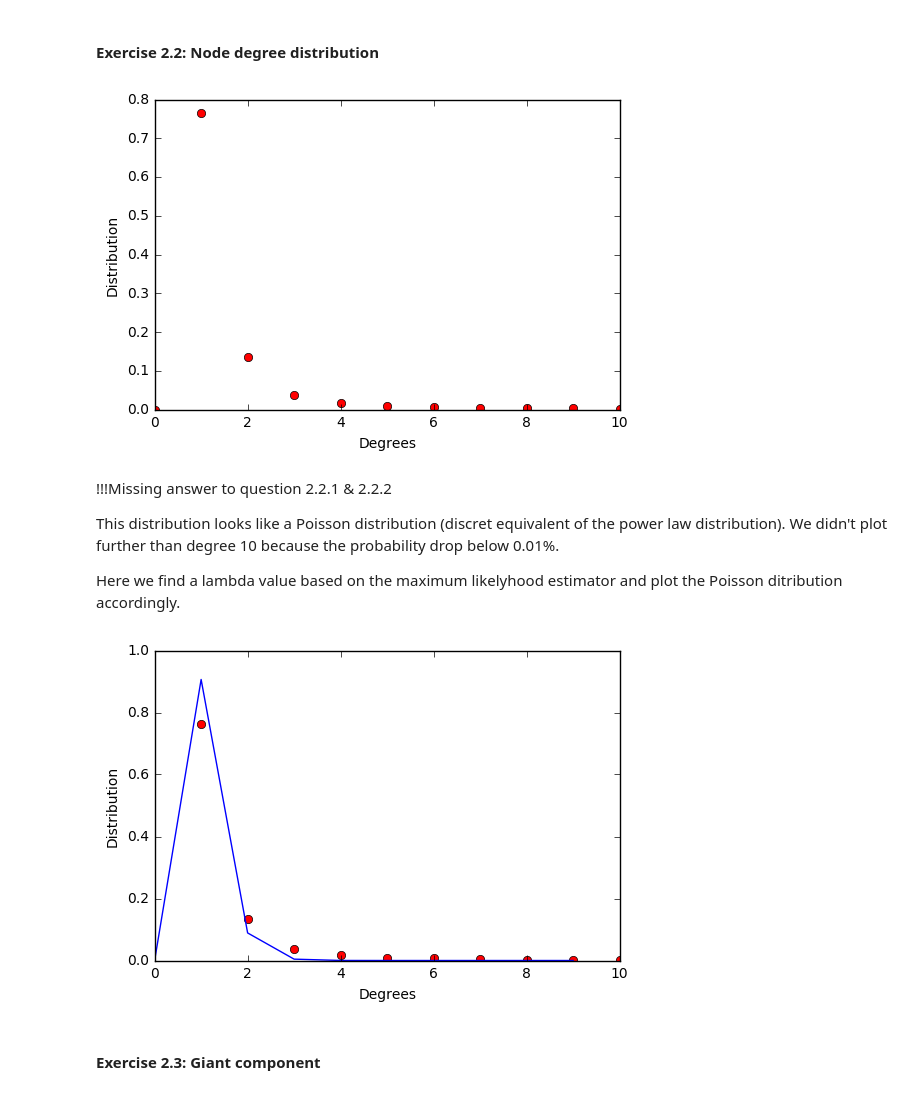
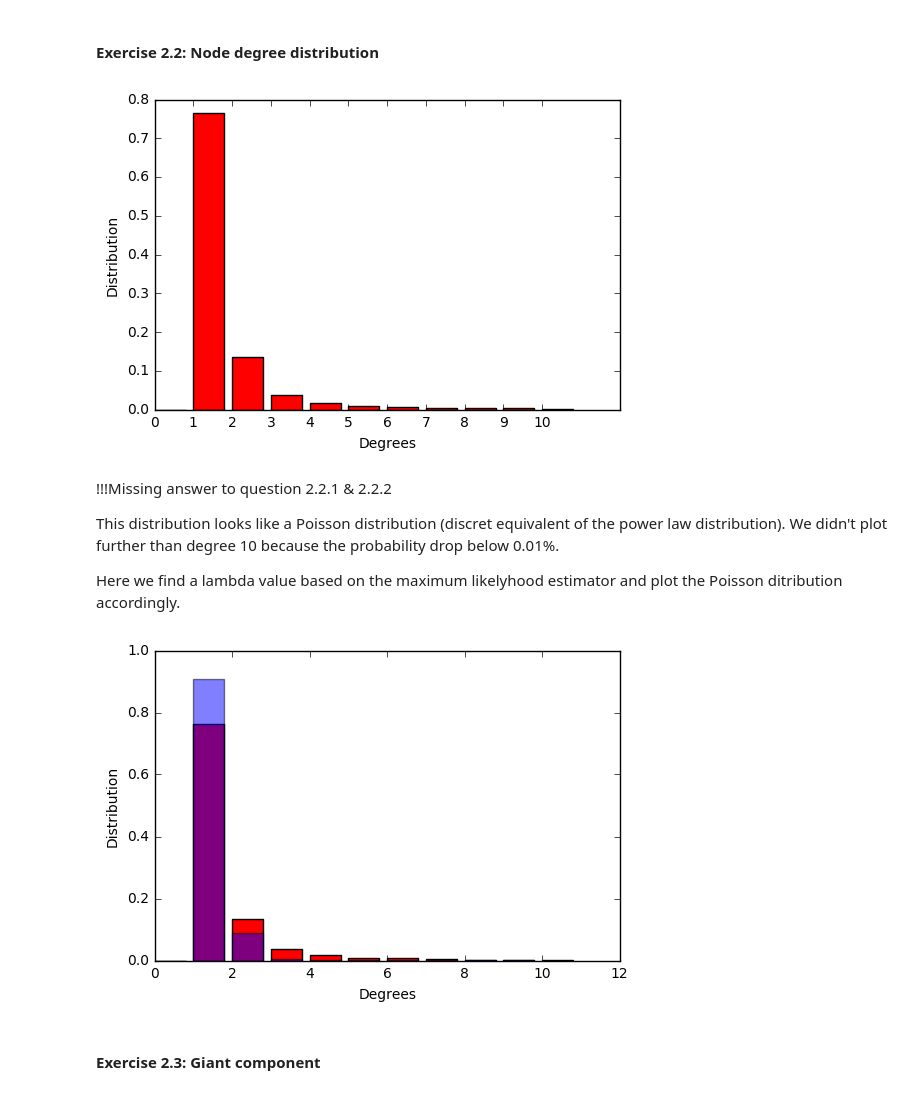
Before and after one commit to jeanbaptistebeau/Internet-Analytics-Notebooks, a Jupyter notebook: lab2/notebooks/ix-lab2-notebook-part1.ipynb, the cells around one changed output. Saved outputs shown, nothing was run; the diff lists cells and outputs as text; code cells hidden in the pictures.

```diff
--- a/lab2/notebooks/ix-lab2-notebook-part1.ipynb
+++ b/lab2/notebooks/ix-lab2-notebook-part1.ipynb
@@ -62,17 +62,17 @@ def compute_deg_dist(graph):
 # %%
 deg_distr = compute_deg_dist(G1)
 N = 10
 fig, ax = plt.subplots()
 x = list(deg_distr.keys())[:N]
 x.insert(0, 0)
 y = list(deg_distr.values())[:N]
 y.insert(0, 0)
-ax.plot(x, y, 'ro')
+plt.bar(x, y, tick_label=['0', '1', '2', '3', '4', '5', '6', '7', '8', '9', '10'], color='r')
 ax.xaxis.set_label_text("Degrees")
 ax.yaxis.set_label_text("Distribution")
 plt.show()
 # %% [output]
-[figure, old version]
+[figure, new version]
 # %% [markdown]
 !!!Missing answer to question 2.2.1 & 2.2.2
 
@@ -84,15 +84,15 @@ from scipy.stats import poisson
 mle_poisson = lambda sample, n: sum(sample[:n]) / n # use mle to find mu
 # %%
 fig, ax = plt.subplots()
-ax.plot(list(deg_distr.keys())[:N], list(deg_distr.values())[:N], 'ro')
+ax.bar(x, y, color='r')
 mu = mle_poisson(list(deg_distr.values()), N)
 gen_data = [poisson.pmf(x, mu, 1) for x in range(N)]
-ax.plot(gen_data)
+ax.bar(x[:len(gen_data)],gen_data, alpha=0.5)
 ax.xaxis.set_label_text("Degrees")
 ax.yaxis.set_label_text("Distribution")
 plt.show()
 # %% [output]
-[figure, old version]
+[figure, new version]
 # %% [markdown]
 #### Exercise 2.3: Giant component
 # %%
```
Also changed, not shown: parts of 5 cells of this notebook.
